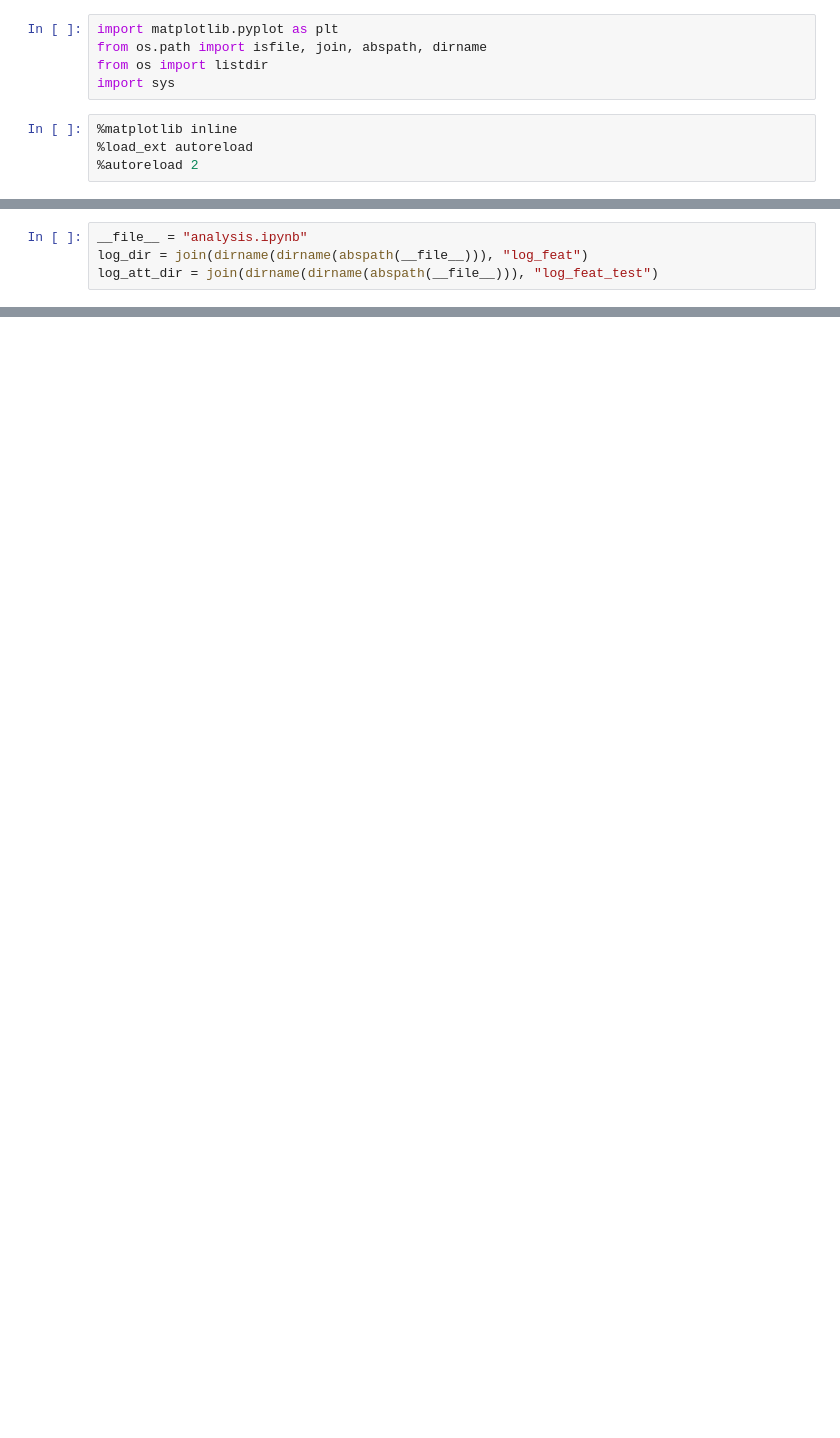
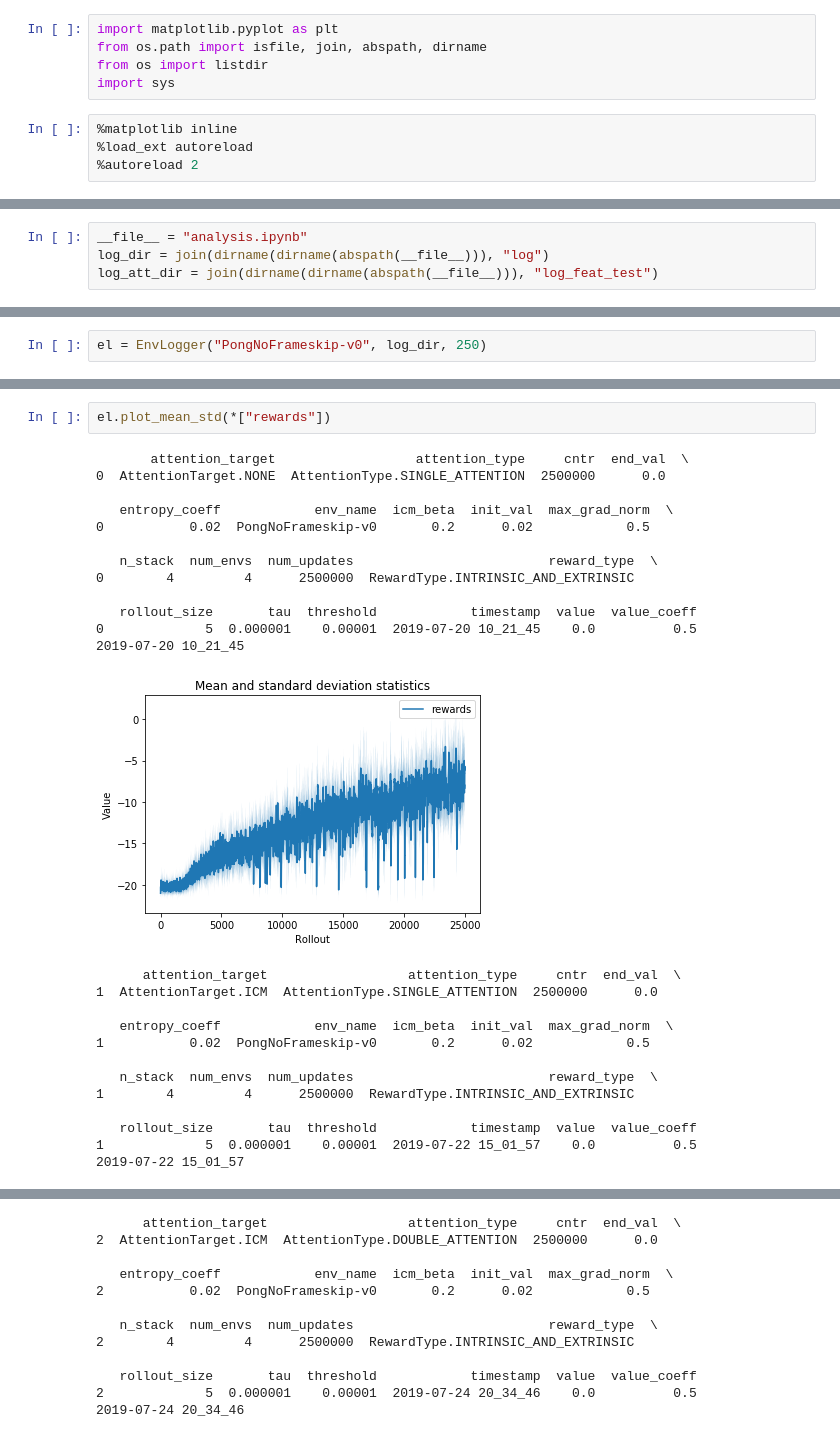
Before and after one commit to rpatrik96/AttA2C, a Jupyter notebook: jupyter/analysis.ipynb, the cells around one changed output, grey strips where cells are left out. Saved outputs shown, nothing was run; the diff lists cells and outputs as text; blank space fills up the shorter version.

Commit message:
env_logger + decimation

```diff
--- a/jupyter/analysis.ipynb
+++ b/jupyter/analysis.ipynb
@@ -13,4 +14,4 @@ from logger import LogData, TemporalLogger
 # %%
 __file__ = "analysis.ipynb"
-log_dir = join(dirname(dirname(abspath(__file__))), "log_feat")
+log_dir = join(dirname(dirname(abspath(__file__))), "log")
 log_att_dir = join(dirname(dirname(abspath(__file__))), "log_feat_test")
@@ -106,0 +18,2 @@ loggers_att[0].__dict__
+# %%
+el = EnvLogger("PongNoFrameskip-v0", log_dir, 250)
@@ -106,0 +31,28 @@ loggers_att[0].__dict__
+# %%
+el.plot_mean_std(*["rewards"])
+# %% [output]
+       attention_target                  attention_type     cntr  end_val  \
+0  AttentionTarget.NONE  AttentionType.SINGLE_ATTENTION  2500000      0.0
+
+   entropy_coeff            env_name  icm_beta  init_val  max_grad_norm  \
+0           0.02  PongNoFrameskip-v0       0.2      0.02            0.5
+
+   n_stack  num_envs  num_updates                         reward_type  \
+0        4         4      2500000  RewardType.INTRINSIC_AND_EXTRINSIC
+
+   rollout_size       tau  threshold            timestamp  value  value_coeff
+0             5  0.000001    0.00001  2019-07-20 10_21_45    0.0          0.5
+2019-07-20 10_21_45
+[figure, added]
+      attention_target                  attention_type     cntr  end_val  \
+1  AttentionTarget.ICM  AttentionType.SINGLE_ATTENTION  2500000      0.0
+
+   entropy_coeff            env_name  icm_beta  init_val  max_grad_norm  \
+1           0.02  PongNoFrameskip-v0       0.2      0.02            0.5
+
+   n_stack  num_envs  num_updates                         reward_type  \
+1        4         4      2500000  RewardType.INTRINSIC_AND_EXTRINSIC
+
+   rollout_size       tau  threshold            timestamp  value  value_coeff
+1             5  0.000001    0.00001  2019-07-22 15_01_57    0.0          0.5
+2019-07-22 15_01_57
@@ -106,0 +60,12 @@ loggers_att[0].__dict__
+      attention_target                  attention_type     cntr  end_val  \
+2  AttentionTarget.ICM  AttentionType.DOUBLE_ATTENTION  2500000      0.0
+
+   entropy_coeff            env_name  icm_beta  init_val  max_grad_norm  \
+2           0.02  PongNoFrameskip-v0       0.2      0.02            0.5
+
+   n_stack  num_envs  num_updates                         reward_type  \
+2        4         4      2500000  RewardType.INTRINSIC_AND_EXTRINSIC
+
+   rollout_size       tau  threshold            timestamp  value  value_coeff
+2             5  0.000001    0.00001  2019-07-24 20_34_46    0.0          0.5
+2019-07-24 20_34_46
```
Also changed, not shown: parts of 18 cells of this notebook, 2 other files.
